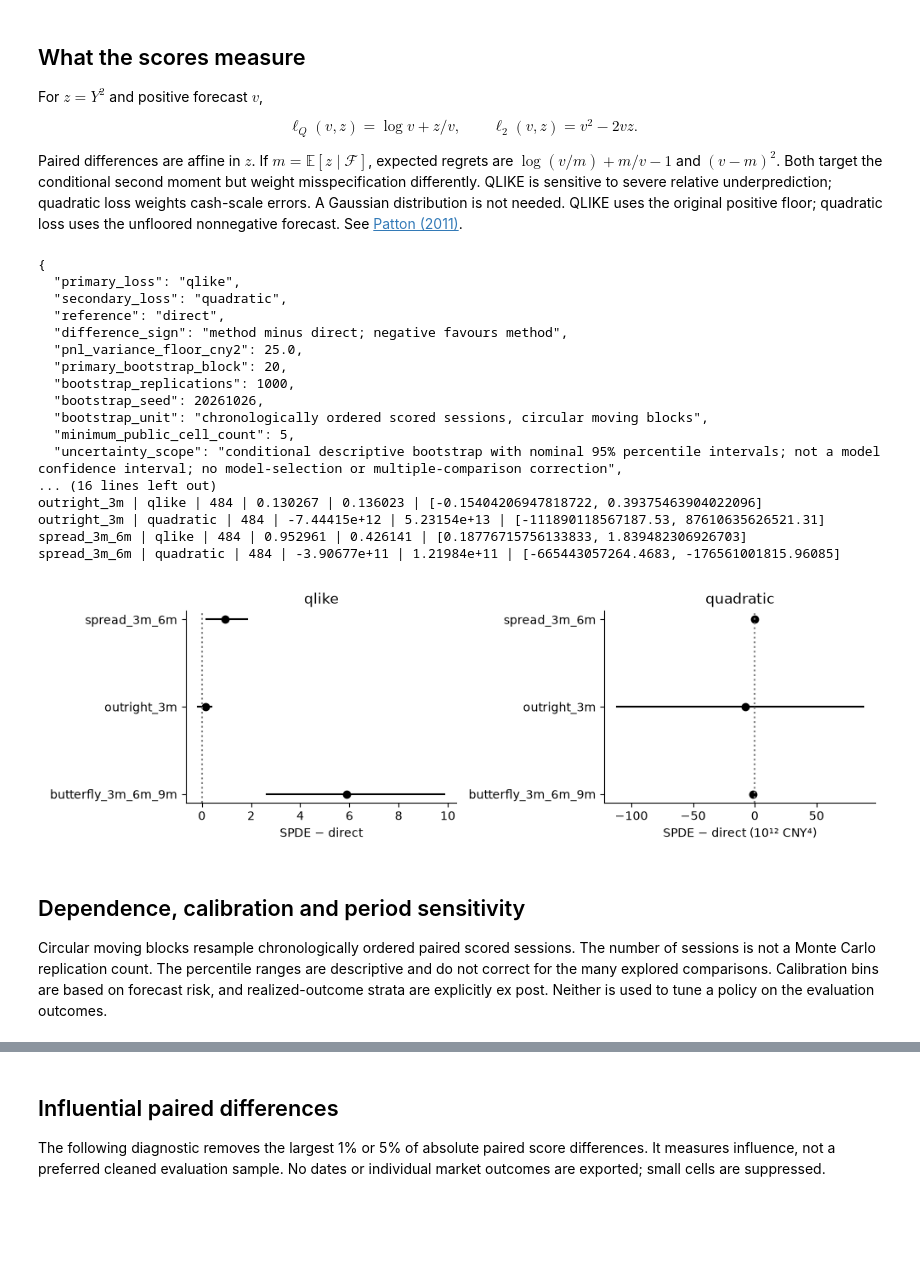
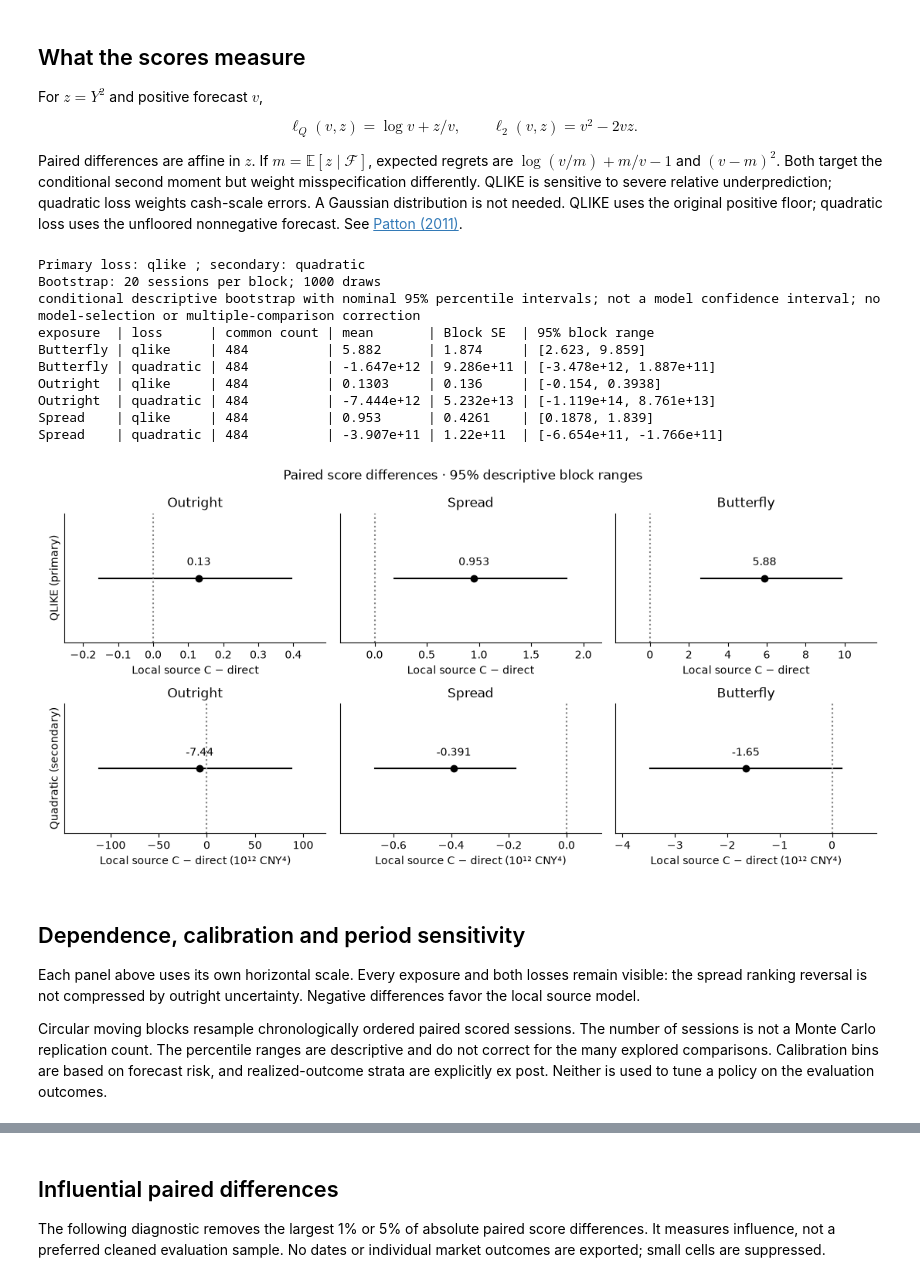
Before and after one commit to xrough/spde-covariance, a Jupyter notebook: notebooks/04_forecast_scores_and_model_risk.ipynb, the cells around one changed output, grey strips where cells are left out. Cells and saved outputs as stored; diff of their text form; code cells hidden in the pictures; blank space fills up the shorter version.

```diff
--- a/notebooks/04_forecast_scores_and_model_risk.ipynb
+++ b/notebooks/04_forecast_scores_and_model_risk.ipynb
@@ -55,7 +92,16 @@ loss uses the unfloored nonnegative forecast. See
 [Patton (2011)](https://public.econ.duke.edu/~ap172/Patton_vol_proxies_JoE_2011.pdf).
 # %%
 scores = evidence["scores"]
-print(json.dumps(scores["protocol"], indent=2))
+protocol = scores["protocol"]
+print("Primary loss:", protocol["primary_loss"], "; secondary:", protocol["secondary_loss"])
+print(
+    "Bootstrap:",
+    protocol["primary_bootstrap_block"],
+    "sessions per block;",
+    protocol["bootstrap_replications"],
+    "draws",
+)
+print(protocol["uncertainty_scope"])
 paired = [
     r
     for r in scores["paired_comparisons"]
@@ -73,40 +119,52 @@ table(
     ],
 )
 # %% [output]
-{
-  "primary_loss": "qlike",
-  "secondary_loss": "quadratic",
-  "reference": "direct",
-  "difference_sign": "method minus direct; negative favours method",
-  "pnl_variance_floor_cny2": 25.0,
-  "primary_bootstrap_block": 20,
-  "bootstrap_replications": 1000,
-  "bootstrap_seed": 20261026,
-  "bootstrap_unit": "chronologically ordered scored sessions, circular moving blocks",
-  "minimum_public_cell_count": 5,
-  "uncertainty_scope": "conditional descriptive bootstrap with nominal 95% percentile intervals; not a model confidence interval; no model-selection or multiple-comparison correction",
-... (16 lines left out)
-outright_3m | qlike | 484 | 0.130267 | 0.136023 | [-0.15404206947818722, 0.39375463904022096]
-outright_3m | quadratic | 484 | -7.44415e+12 | 5.23154e+13 | [-111890118567187.53, 87610635626521.31]
-spread_3m_6m | qlike | 484 | 0.952961 | 0.426141 | [0.18776715756133833, 1.839482306926703]
-spread_3m_6m | quadratic | 484 | -3.90677e+11 | 1.21984e+11 | [-665443057264.4683, -176561001815.96085]
+Primary loss: qlike ; secondary: quadratic
+Bootstrap: 20 sessions per block; 1000 draws
+conditional descriptive bootstrap with nominal 95% percentile intervals; not a model confidence interval; no model-selection or multiple-comparison correction
+exposure  | loss      | common count | mean       | Block SE  | 95% block range
+Butterfly | qlike     | 484          | 5.882      | 1.874     | [2.623, 9.859]
+Butterfly | quadratic | 484          | -1.647e+12 | 9.286e+11 | [-3.478e+12, 1.887e+11]
+Outright  | qlike     | 484          | 0.1303     | 0.136     | [-0.154, 0.3938]
+Outright  | quadratic | 484          | -7.444e+12 | 5.232e+13 | [-1.119e+14, 8.761e+13]
+Spread    | qlike     | 484          | 0.953      | 0.4261    | [0.1878, 1.839]
+Spread    | quadratic | 484          | -3.907e+11 | 1.22e+11  | [-6.654e+11, -1.766e+11]
 # %%
-fig, axes = plt.subplots(1, 2, figsize=(10, 3.2))
-for ax, loss, scale in zip(axes, ["qlike", "quadratic"], [1.0, 1000000000000.0], strict=True):
-    rows = [r for r in paired if r["loss"] == loss and r["available"]]
-    for i, r in enumerate(rows):
-        lo, hi = np.asarray(r["bootstrap_percentile_95"]) / scale
-        ax.plot([lo, hi], [i, i], color="black")
-        ax.plot(r["mean"] / scale, i, "o", color="black")
-    ax.axvline(0, color="0.5", linestyle=":")
-    ax.set_yticks(range(len(rows)), [r["exposure"] for r in rows])
-    ax.set(title=loss, xlabel="SPDE − direct" + (" (10¹² CNY⁴)" if scale > 1 else ""))
+fig, axes = plt.subplots(2, 3, figsize=(11, 5.4))
+exposures = ["outright_3m", "spread_3m_6m", "butterfly_3m_6m_9m"]
+for column, exposure in enumerate(exposures):
+    for row_index, (loss, scale) in enumerate([("qlike", 1.0), ("quadratic", 1000000000000.0)]):
+        ax = axes[row_index, column]
+        result = next((r for r in paired if r["loss"] == loss and r["exposure"] == exposure))
+        if result["available"]:
+            lo, hi = np.asarray(result["bootstrap_percentile_95"]) / scale
+            mean = result["mean"] / scale
+            ax.plot([lo, hi], [0, 0], color="black", linewidth=1.5)
+            ax.plot(mean, 0, "o", color="black")
+            ax.annotate(
+                f"{mean:.3g}", (mean, 0), xytext=(0, 12), textcoords="offset points", ha="center"
+            )
+        ax.axvline(0, color="0.5", linestyle=":")
+        ax.set(
+            yticks=[],
+            ylim=(-0.7, 0.7),
+            title=readable_label(exposure),
+            xlabel="Local source C − direct" + (" (10¹² CNY⁴)" if scale > 1 else ""),
+        )
+        ax.margins(x=0.18)
+        if column == 0:
+            ax.set_ylabel("QLIKE (primary)" if row_index == 0 else "Quadratic (secondary)")
+fig.suptitle("Paired score differences · 95% descriptive block ranges", fontsize=12)
 fig.tight_layout()
 plt.show()
 # %% [output]
-[figure, old version]
+[figure, new version]
 # %% [markdown]
 ## Dependence, calibration and period sensitivity
+
+Each panel above uses its own horizontal scale. Every exposure and both losses
+remain visible: the spread ranking reversal is not compressed by outright
+uncertainty. Negative differences favor the local source model.
 
 Circular moving blocks resample chronologically ordered paired scored sessions.
 The number of sessions is not a Monte Carlo replication count. The percentile
```
Also changed, not shown: parts of 5 cells of this notebook, 18 other files.
